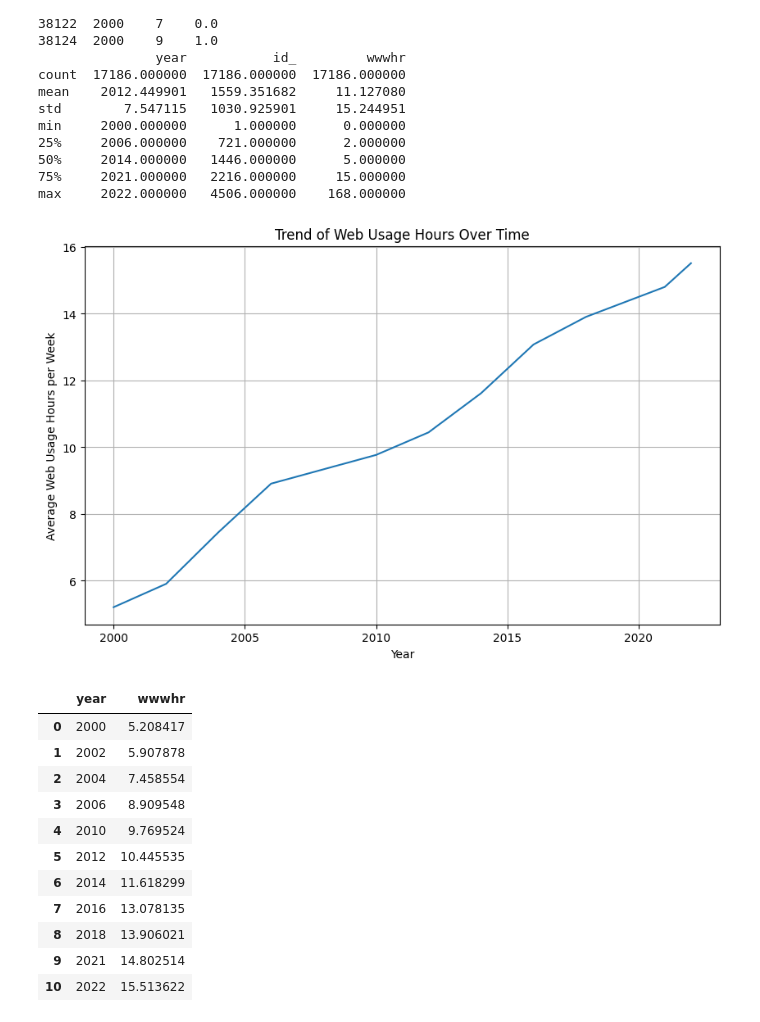
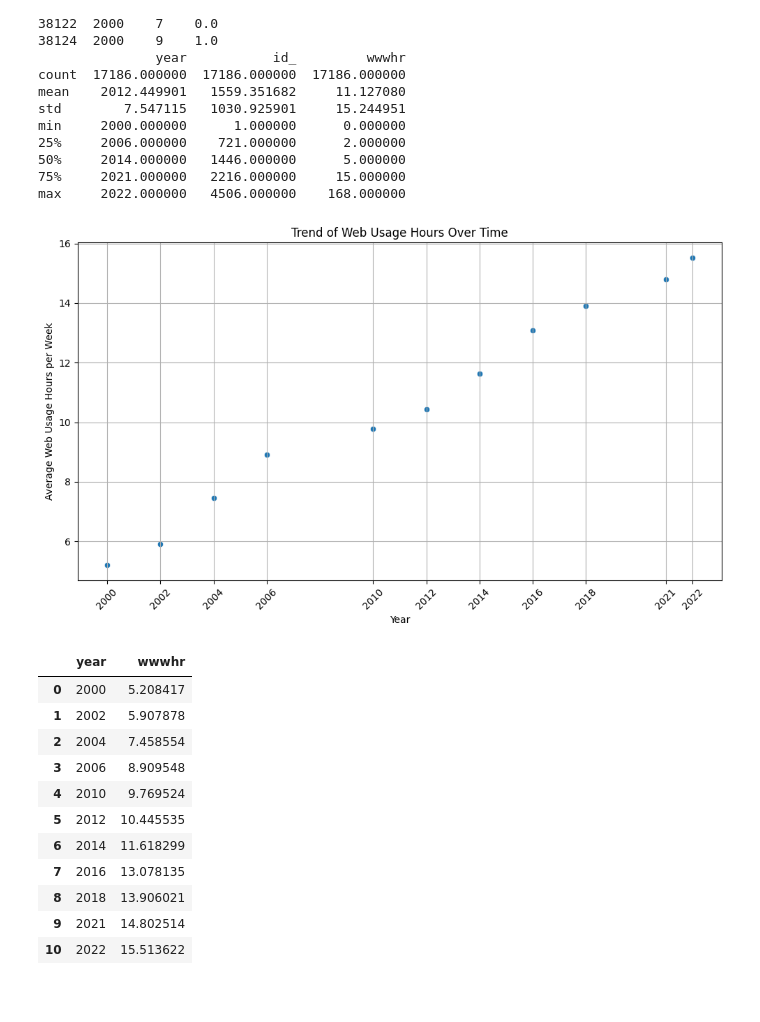
Before and after one commit to wangjalen7/project_gss, a Jupyter notebook: gss code.ipynb, the cells around one changed output. Saved outputs shown, nothing was run; the diff lists cells and outputs as text; code cells hidden in the pictures; blank space fills up the shorter version.

Commit message:
Analysis of webmob variable

```diff
--- a/gss code.ipynb
+++ b/gss code.ipynb
@@ -46,23 +47,26 @@ min     2000.000000      1.000000      0.000000
 75%     2021.000000   2216.000000     15.000000
 max     2022.000000   4506.000000    168.000000
 # %%
-# VISUALIZATION, we see average web usage increase each year, indicating a wider acceptance of technology usage as time passes and technology advances.
+# VISUALIZATION FOR WWWWHR VARIABLE
+# We see average web usage increase each year, indicating a wider acceptance of technology/internet usage as time passes and technology advances.
 
 # Calculate the average web usage hours per year
 yearly_avg_hours = cleaned_data.groupby('year')['wwwhr'].mean().reset_index()
 
 # Plotting
 plt.figure(figsize=(10, 6))
-sns.lineplot(data=yearly_avg_hours, x='year', y='wwwhr')
+sns.scatterplot(data=yearly_avg_hours, x='year', y='wwwhr')
 plt.title('Trend of Web Usage Hours Over Time')
 plt.xlabel('Year')
 plt.ylabel('Average Web Usage Hours per Week')
 plt.grid(True)
+plt.xticks(yearly_avg_hours['year'].unique(), rotation=45)
+plt.tight_layout()
 plt.show()
 
 yearly_avg_hours
 # %% [output]
-[figure, old version]
+[figure, new version]
 |  | year | wwwhr |
 | 0 | 2000 | 5.208417 |
 | 1 | 2002 | 5.907878 |
```
Also changed, not shown: parts of 4 cells of this notebook.
